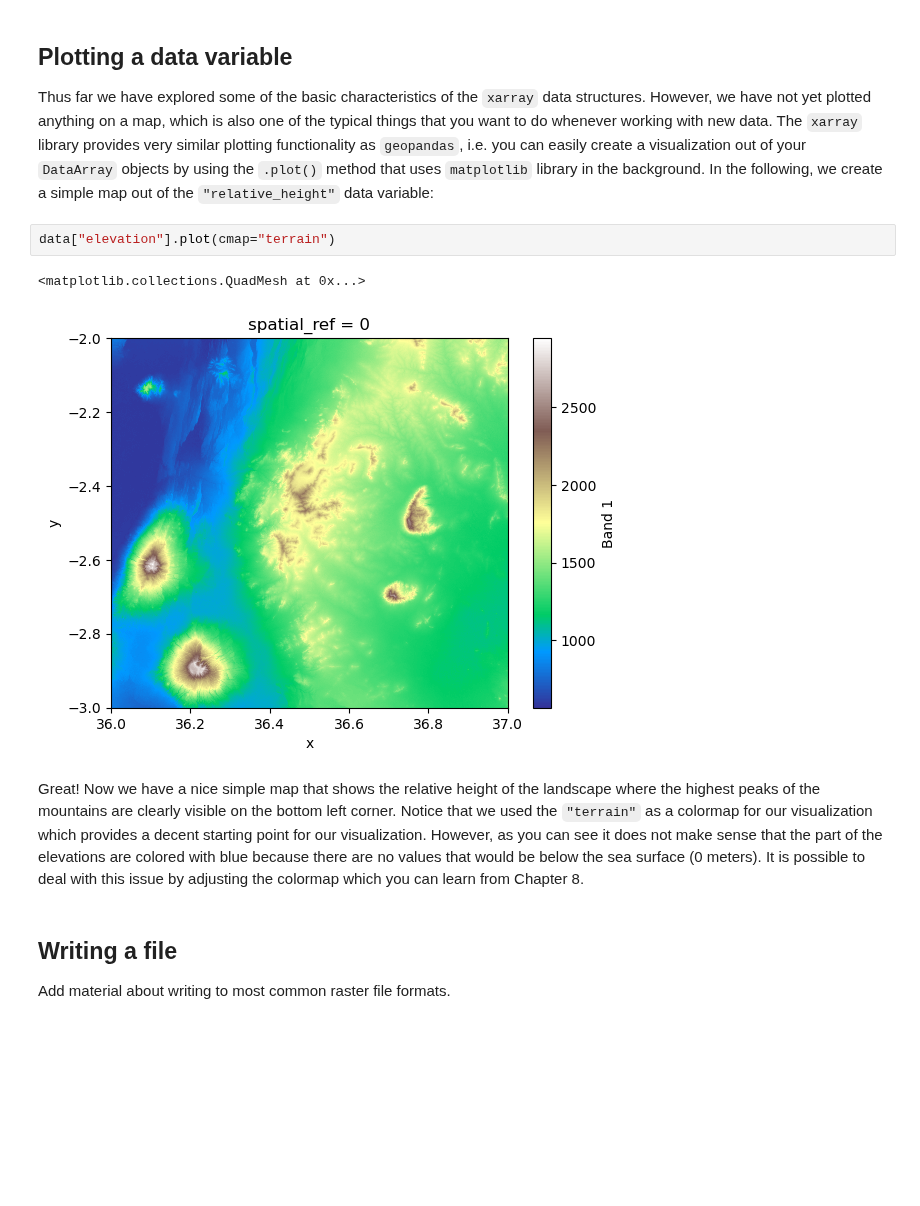
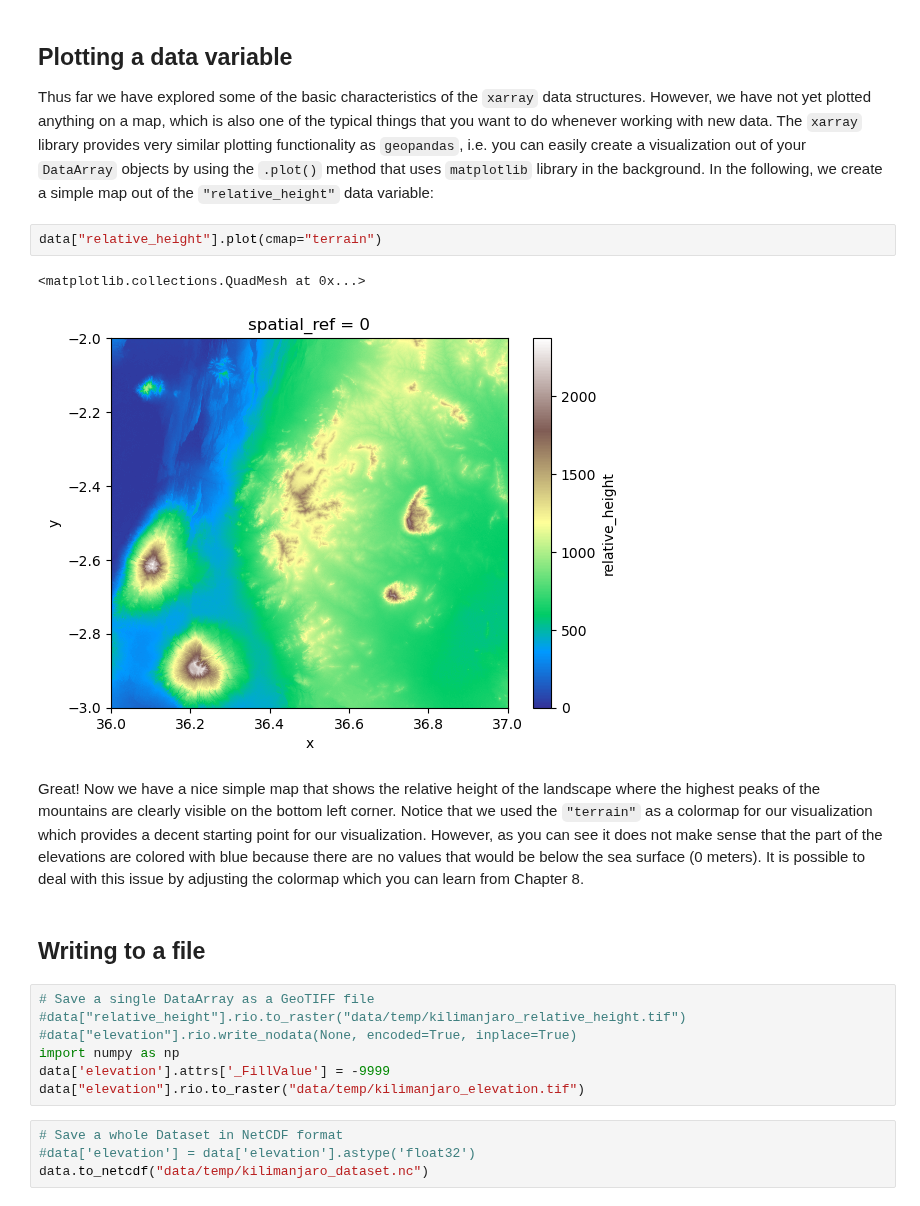
Before and after one commit to Python-GIS-book/site, a Jupyter notebook: source/part2/chapter-07/nb/01-data-structures-xarray.ipynb, the cells around one changed output. Drawn from its saved outputs; the diff is of its cells as text; blank space fills up the shorter version.

```diff
--- a/source/part2/chapter-07/nb/01-data-structures-xarray.ipynb
+++ b/source/part2/chapter-07/nb/01-data-structures-xarray.ipynb
@@ -192,13 +204,22 @@ list(data.data_vars)
 
 Thus far we have explored some of the basic characteristics of the `xarray` data structures. However, we have not yet plotted anything on a map, which is also one of the typical things that you want to do whenever working with new data. The `xarray` library provides very similar plotting functionality as `geopandas`, i.e. you can easily create a visualization out of your `DataArray` objects by using the `.plot()` method that uses `matplotlib` library in the background. In the following, we create a simple map out of the `"relative_height"` data variable:
 # %%
-data["elevation"].plot(cmap="terrain")
+data["relative_height"].plot(cmap="terrain")
 # %% [output]
 <matplotlib.collections.QuadMesh at 0x...>
-[figure, old version]
+[figure, new version]
 # %% [markdown]
 Great! Now we have a nice simple map that shows the relative height of the landscape where the highest peaks of the mountains are clearly visible on the bottom left corner. Notice that we used the `"terrain"` as a colormap for our visualization which provides a decent starting point for our visualization. However, as you can see it does not make sense that the part of the elevations are colored with blue because there are no values that would be below the sea surface (0 meters). It is possible to deal with this issue by adjusting the colormap which you can learn from Chapter 8.
-# %% [markdown]
-## Writing a file
-
-Add material about writing to most common raster file formats.
+# %% [markdown]
+## Writing to a file
+# %%
+# Save a single DataArray as a GeoTIFF file
+#data["relative_height"].rio.to_raster("data/temp/kilimanjaro_relative_height.tif")
+#data["elevation"].rio.write_nodata(None, encoded=True, inplace=True)
+import numpy as np
+data['elevation'].attrs['_FillValue'] = -9999
+data["elevation"].rio.to_raster("data/temp/kilimanjaro_elevation.tif")
+# %%
+# Save a whole Dataset in NetCDF format
+#data['elevation'] = data['elevation'].astype('float32')
+data.to_netcdf("data/temp/kilimanjaro_dataset.nc")
```
Also changed, not shown: parts of 12 cells of this notebook, 1 other file.
